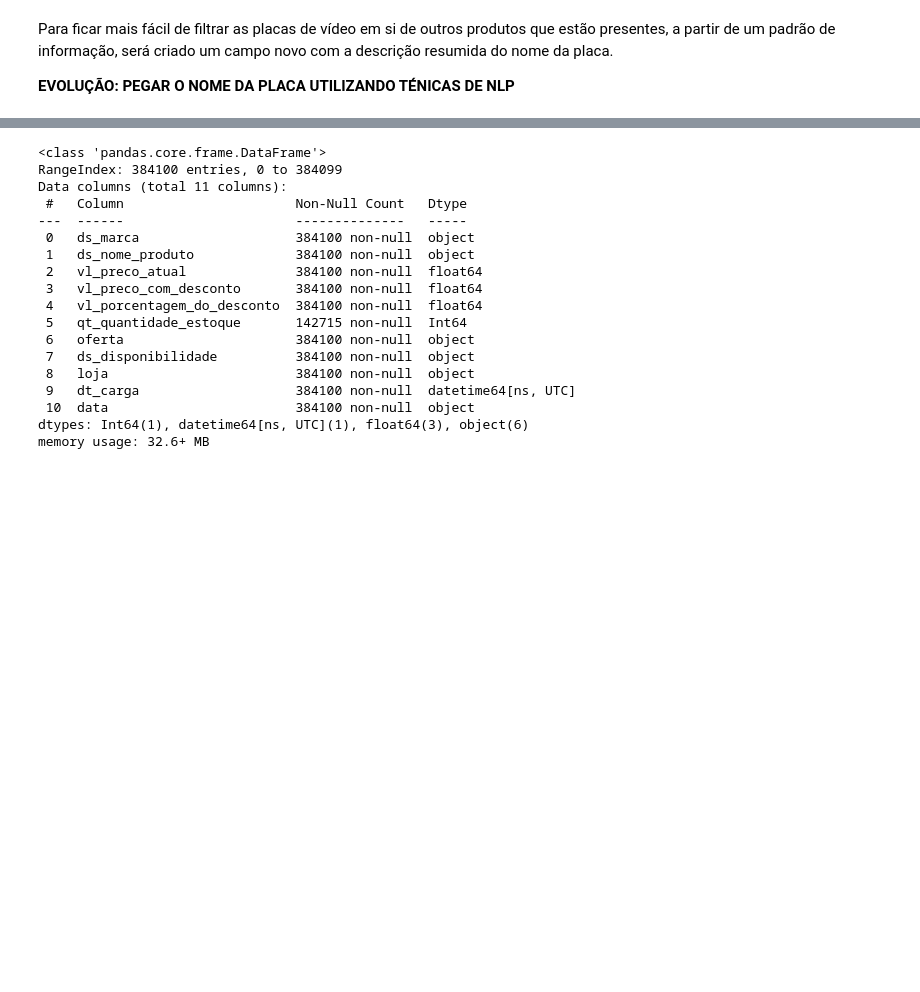
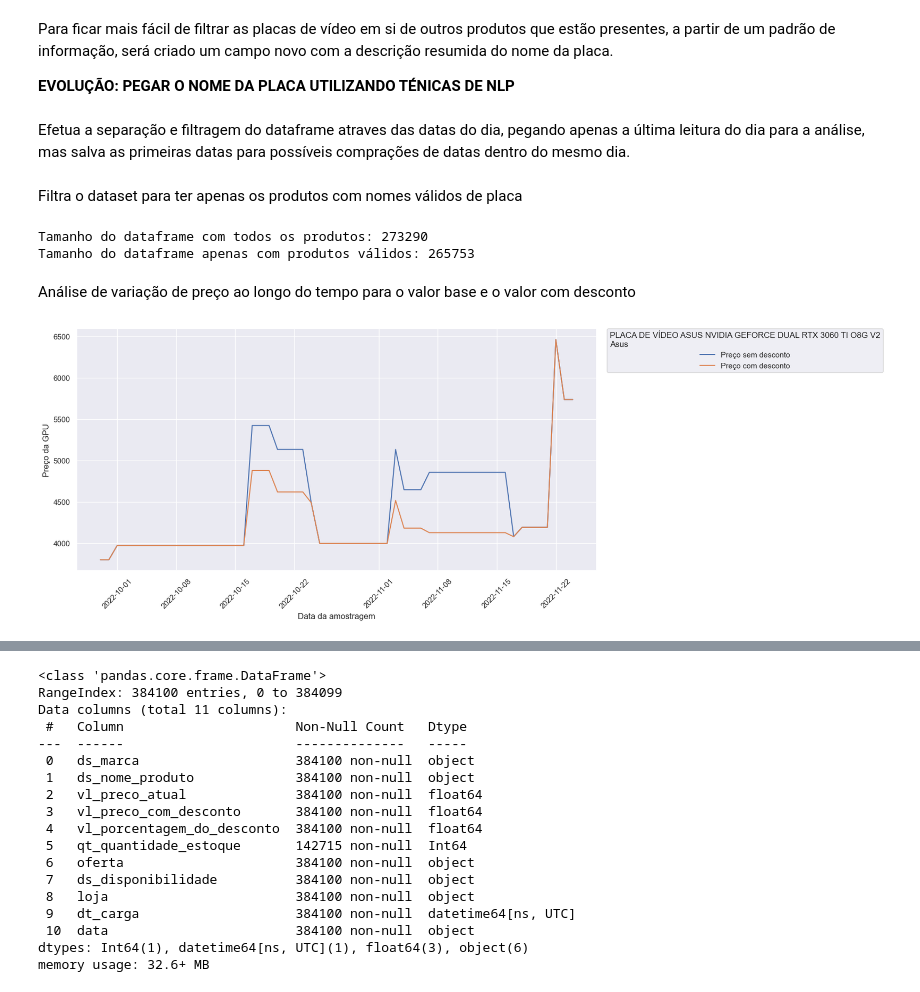
Before and after one commit to Ighus/ds_analysis_hardware_market, a Jupyter notebook: new_analysis.ipynb, the cells around one changed output, grey strips where cells are left out. Drawn from its saved outputs; the diff is of its cells as text; code cells hidden in the pictures; blank space fills up the shorter version.

```diff
--- a/new_analysis.ipynb
+++ b/new_analysis.ipynb
@@ -9,6 +9,17 @@ import os
 import warnings
 import itertools
 warnings.filterwarnings("ignore")
+
+import matplotlib.pyplot as plt
+import seaborn as sns
+%matplotlib inline
+plt.style.use('fivethirtyeight')
+plt.rcParams['axes.labelsize'] = 14
+plt.rcParams['xtick.labelsize'] = 12
+plt.rcParams['ytick.labelsize'] = 12
+plt.rcParams['text.color'] = 'k'
+
+pd.set_option('display.max_colwidth', None)
 # %% [markdown]
 # Puxando dados do BQ
 Puxando dados do BigQuery
@@ -134,13 +143,50 @@ def get_resume_product_name(name):
   pattern = "(RTX|GTX|GT|RX|WX|QUADRO|R7|R5|R9|HD)(.?.?)((\w*)\d+)( ?(TI|XT|X|SUPER))?"
   resume_name = re.search(pattern, name)
   if resume_name is None:
-      return ''
+      return None
   else:
       return resume_name.group().strip()
 
 df['ds_nome_produto_resumido'] = df.apply(lambda x: get_resume_product_name(x['ds_nome_produto']), axis=1)
+# %% [markdown]
+Efetua a separação e filtragem do dataframe atraves das datas do dia, pegando apenas a última leitura do dia para a análise, mas salva as primeiras datas para possíveis comprações de datas dentro do mesmo dia.
 # %%
 maxDf = df.groupby(['data'])['dt_carga'].max()
 minDf = df.groupby(['data'])['dt_carga'].min()
 maxDates = maxDf.tolist()
-df = df.loc[df['dt_carga'].isin(maxDates)]
+minDates = minDf.tolist()
+df_max = df.loc[df['dt_carga'].isin(maxDates)]
+df_min = df.loc[df['dt_carga'].isin(minDates)]
+# %% [markdown]
+Filtra o dataset para ter apenas os produtos com nomes válidos de placa
+# %%
+df_gpu = df_max.loc[~df_max.ds_nome_produto_resumido.isnull()]
+print(f"""Tamanho do dataframe com todos os produtos: {df_max.shape[0]} \nTamanho do dataframe apenas com produtos válidos: {df_gpu.shape[0]}""")
+# %% [output]
+Tamanho do dataframe com todos os produtos: 273290
+Tamanho do dataframe apenas com produtos válidos: 265753
+# %% [markdown]
+Análise de variação de preço ao longo do tempo para o valor base e o valor com desconto
+# %%
+# query_gpu.
+index = 8
+product_name = "RTX 3060 TI"
+store = "Kabum"
+
+query_gpu_line = df_gpu.query(f""" ds_nome_produto_resumido == "{product_name}" and loja == "{store}" """).iloc[index]
+query_gpu_line.drop_duplicates(keep="first")
+
+gpu_name = query_gpu_line.ds_nome_produto
+brand_name = query_gpu_line.ds_marca
+
+query_gpu = df_gpu.query(f""" ds_nome_produto == "{gpu_name}" and loja == "{store}" """)
+
+sns.set(rc={'figure.figsize':(12,6)})
+plt.xticks(rotation = 45)
+sns.lineplot(x="data", y="vl_preco_atual", data=query_gpu, label='Preço sem desconto')
+sns.lineplot(x="data", y="vl_preco_com_desconto", data=query_gpu, label='Preço com desconto')
+plt.ylabel("Preço da GPU")
+plt.xlabel("Data da amostragem")
+plt.legend(bbox_to_anchor=(1.02, 1),borderaxespad=0, title=f"{re.match('[^,]+', gpu_name).group(0)}\n{brand_name}");
+# %% [output]
+[figure, added]
```
Also changed, not shown: parts of 7 cells of this notebook.
